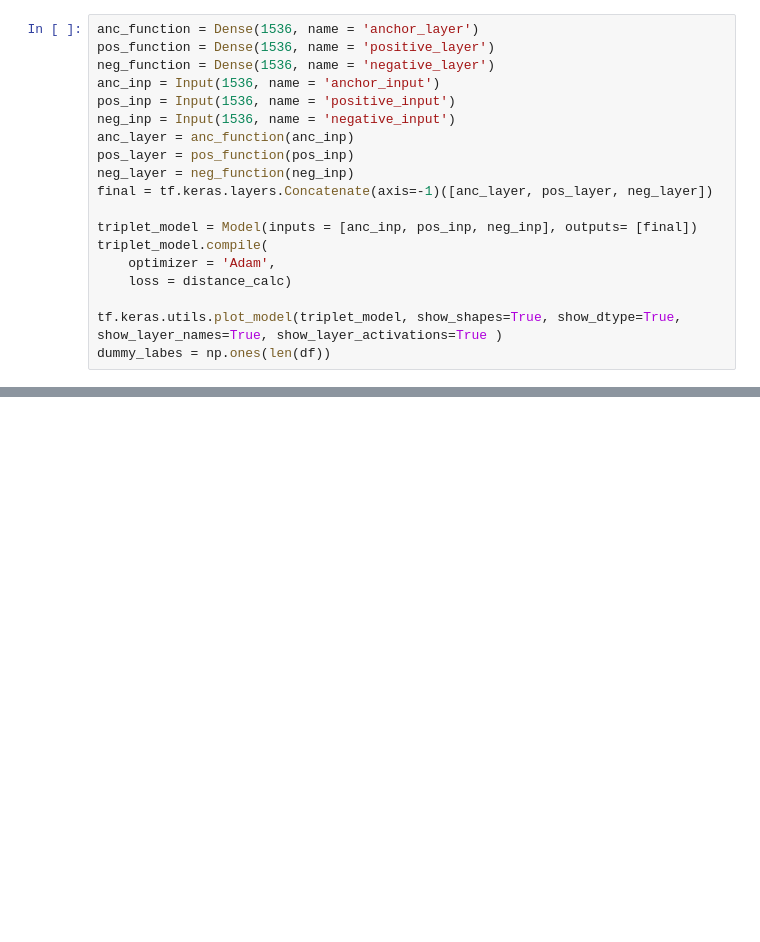
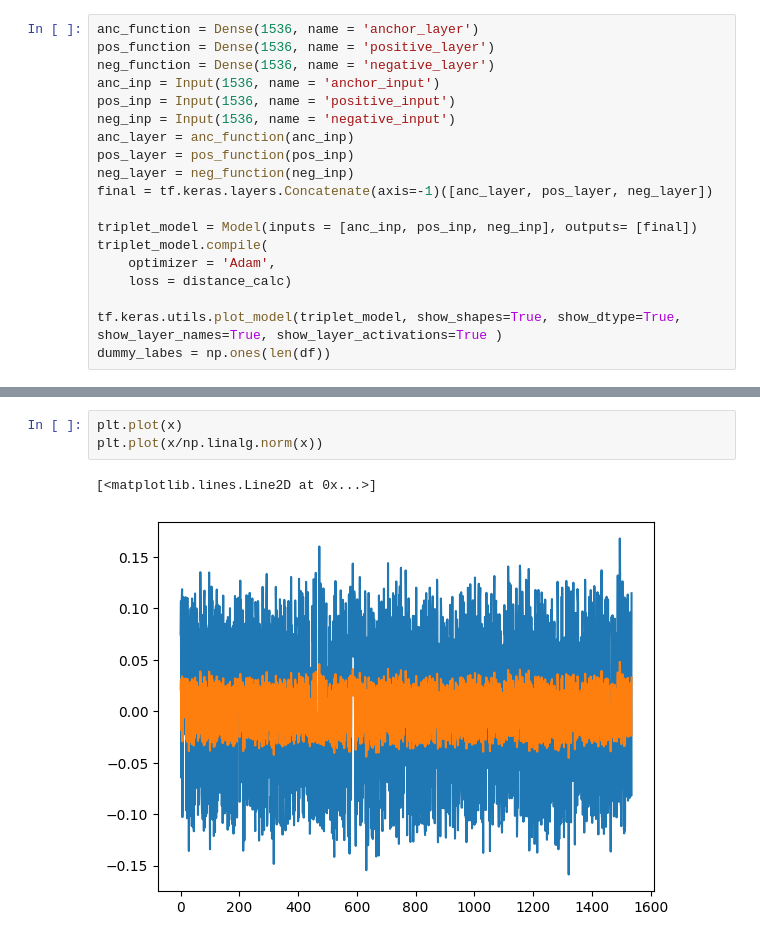
Before and after one commit to malinphy/e_repo, a Jupyter notebook: triplet_patent_v1.ipynb, the cells around one changed output, grey strips where cells are left out. Saved outputs shown, nothing was run; the diff lists cells and outputs as text; blank space fills up the shorter version.

```diff
--- a/triplet_patent_v1.ipynb
+++ b/triplet_patent_v1.ipynb
@@ -123,0 +134,6 @@ Epoch 2/2
+# %%
+plt.plot(x)
+plt.plot(x/np.linalg.norm(x))
+# %% [output]
+[<matplotlib.lines.Line2D at 0x...>]
+[figure, added]
```
Also changed, not shown: parts of 4 cells of this notebook.
